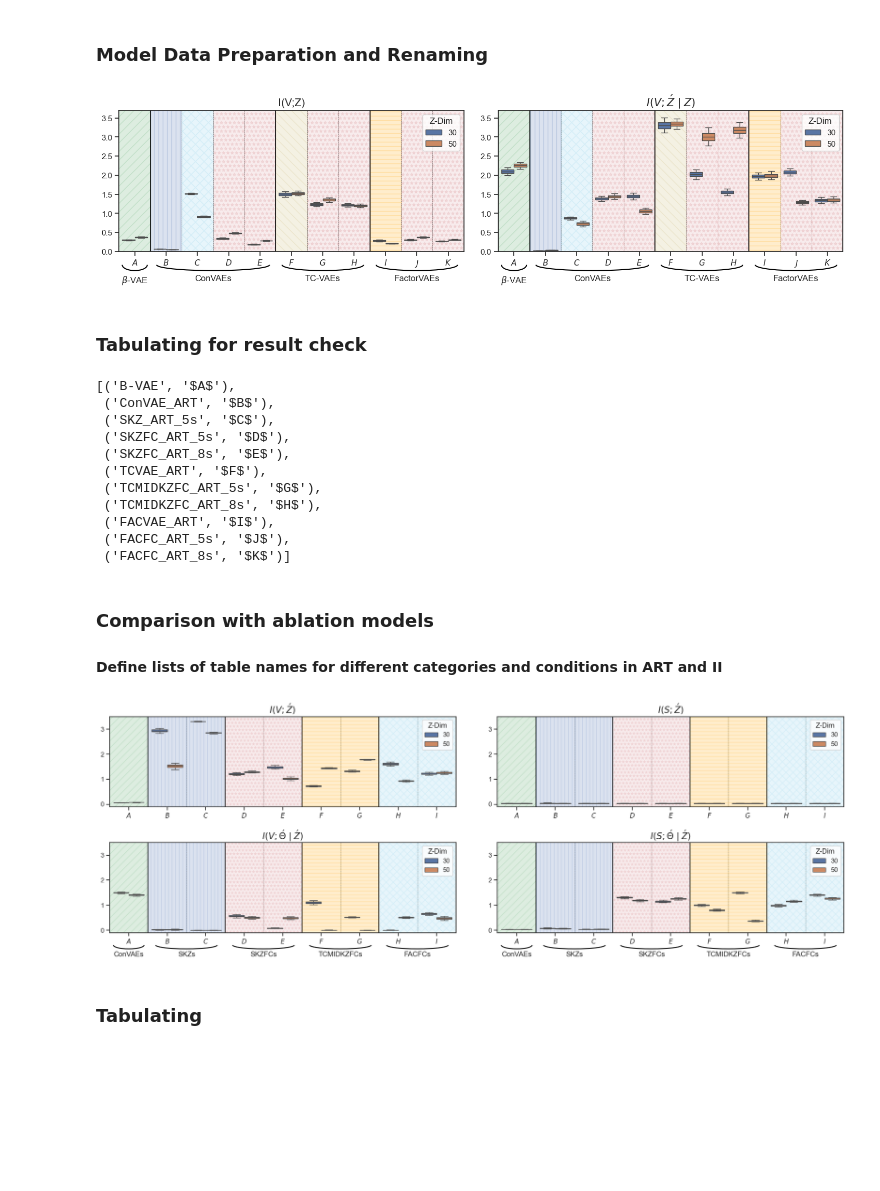
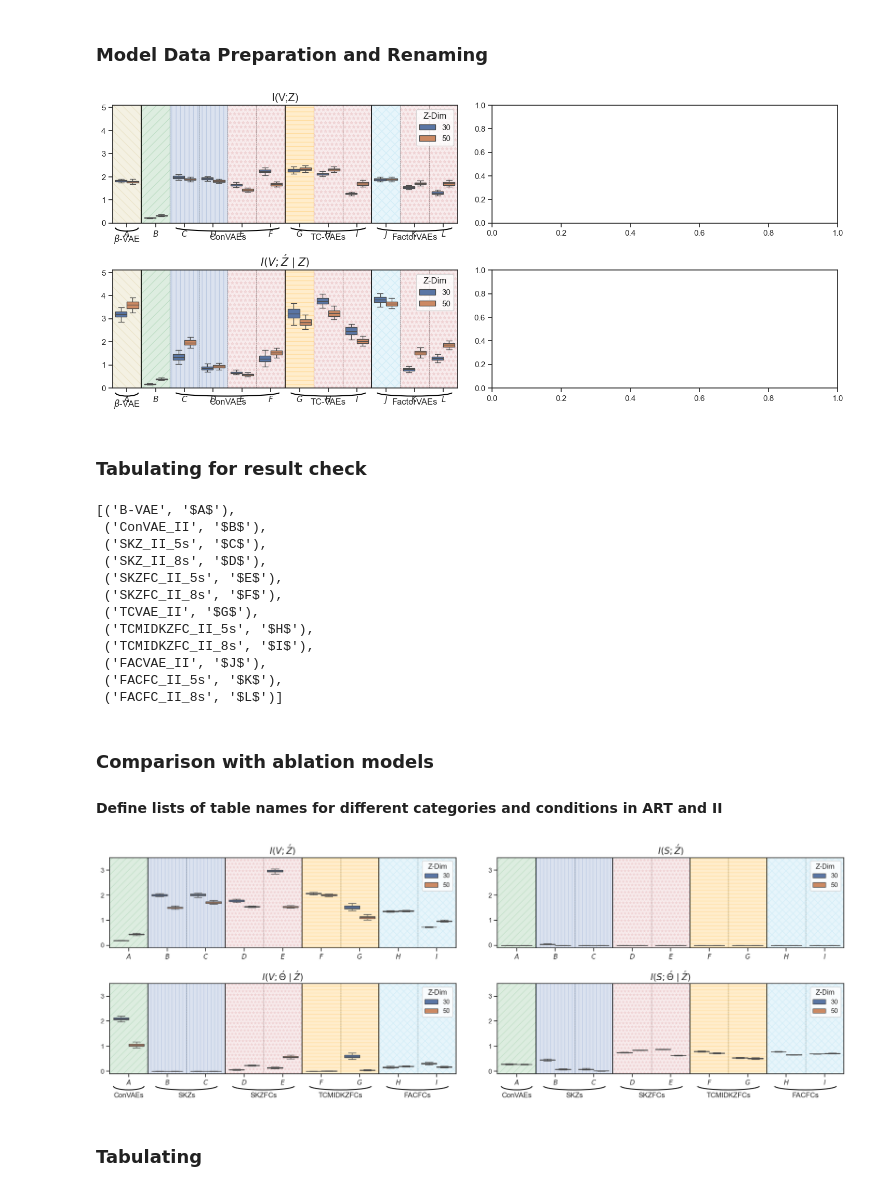
Before and after one commit to JunetaeKim/VABAM, a Jupyter notebook: VisualizationMetrics.ipynb, the cells around one changed output. Drawn from its saved outputs; the diff is of its cells as text; code cells hidden in the pictures; blank space fills up the shorter version.

```diff
--- a/VisualizationMetrics.ipynb
+++ b/VisualizationMetrics.ipynb
@@ -90,11 +90,11 @@ MItableSet['Model'].unique(), MItableSet['Metrics'].unique()
 ### Model Data Preparation and Renaming
 # %%
 # Define lists of table names for ART and II categories
-ARTTabList = ['BaseVAE_ART_30',   'ConVAE_ART_30', 'SKZ_ART_30_500', 'SKZFC_ART_30_500', 'SKZFC_ART_30_800',   'TCVAE_ART_30', 'TCMIDKZFC_ART_30_500', 'TCMIDKZFC_ART_30_800',   'FACVAE_ART_30', 'FACFC_ART_30_500', 'FACFC_ART_30_800',
-              'BaseVAE_ART_50',   'ConVAE_ART_50', 'SKZ_ART_50_500', 'SKZFC_ART_50_500', 'SKZFC_ART_50_800',   'TCVAE_ART_50', 'TCMIDKZFC_ART_50_500', 'TCMIDKZFC_ART_50_800',   'FACVAE_ART_50', 'FACFC_ART_50_500', 'FACFC_ART_50_800']
+ARTTabList = ['BaseVAE_ART_30',   'ConVAE_ART_30', 'SKZ_ART_30_500', 'SKZ_ART_30_800', 'SKZFC_ART_30_500', 'SKZFC_ART_30_800',   'TCVAE_ART_30', 'TCMIDKZFC_ART_30_500', 'TCMIDKZFC_ART_30_800',   'FACVAE_ART_30', 'FACFC_ART_30_500', 'FACFC_ART_30_800',
+              'BaseVAE_ART_50',   'ConVAE_ART_50', 'SKZ_ART_50_500', 'SKZ_ART_50_800', 'SKZFC_ART_50_500', 'SKZFC_ART_50_800',   'TCVAE_ART_50', 'TCMIDKZFC_ART_50_500', 'TCMIDKZFC_ART_50_800',   'FACVAE_ART_50', 'FACFC_ART_50_500', 'FACFC_ART_50_800']
 
-IITabList = ['BaseVAE_II_30',   'ConVAE_II_30', 'SKZ_II_30_500', 'SKZFC_II_30_500', 'SKZFC_II_30_800',   'TCVAE_II_30', 'TCMIDKZFC_II_30_500', 'TCMIDKZFC_II_30_800',   'FACVAE_II_30', 'FACFC_II_30_500', 'FACFC_II_30_800',
-             'BaseVAE_II_50',   'ConVAE_II_50', 'SKZ_II_50_500', 'SKZFC_II_50_500', 'SKZFC_II_50_800',   'TCVAE_II_50', 'TCMIDKZFC_II_50_500', 'TCMIDKZFC_II_50_800',   'FACVAE_II_50', 'FACFC_II_50_500', 'FACFC_II_50_800']
+IITabList = ['BaseVAE_II_30',   'ConVAE_II_30', 'SKZ_II_30_500', 'SKZ_II_30_800', 'SKZFC_II_30_500', 'SKZFC_II_30_800',   'TCVAE_II_30', 'TCMIDKZFC_II_30_500', 'TCMIDKZFC_II_30_800',   'FACVAE_II_30', 'FACFC_II_30_500', 'FACFC_II_30_800',
+             'BaseVAE_II_50',   'ConVAE_II_50', 'SKZ_II_50_500', 'SKZ_II_50_800', 'SKZFC_II_50_500', 'SKZFC_II_50_800',   'TCVAE_II_50', 'TCMIDKZFC_II_50_500', 'TCMIDKZFC_II_50_800',   'FACVAE_II_50', 'FACFC_II_50_500', 'FACFC_II_50_800']
 
 
 # Define a list of analytical metrics
@@ -114,7 +114,7 @@ for model in MItableSet['Model'].unique():
         ModelRename[model] = 'B-VAE'
 # %%
 # Set the table list for analysis and determine the NZ (New Zealand) list based on the first item in the list
-AnalTabList = ARTTabList  # Change to IITabList or ARTTabList as needed
+AnalTabList = IITabList  # Change to IITabList or ARTTabList as needed
 
 # Filter the MI table set for analysis based on the specified tables and metrics
 AnalMItableSet = MItableSet[(MItableSet['Model'].isin(AnalTabList)) & (MItableSet['Metrics'].isin(AnalMetricList))].reset_index(drop=True)
@@ -152,9 +152,9 @@ fixed_palette = sns.color_palette("Set2", total_models)
 # Set up seaborn style
 sns.set(style="ticks")
 
-# Create subplots for each metric and NZ category
-fig, axes = plt.subplots(1, 2, figsize=(18, 4))
-axes = axes.flatten()
+# Create 2x2 subplots for each metric category
+fig, axes = plt.subplots(2, 2, figsize=(18, 8))  # Adjust the figure size as needed
+axes = axes.flatten(order='F')  # Flatten the 2D array of axes into 1D for easy iteration
 
 # Plotting logic for each subplot
 for i, metric in enumerate(metrics_categories):
@@ -165,23 +165,23 @@ for i, metric in enumerate(metrics_categories):
     unique_models_subset = sorted(Subset['Model'].unique(), key=lambda x: DictModelLabel.get(x, ''))
     NumModels = len(unique_models_subset)
 
-    for num, line_pos in enumerate ([0.5, 1.5, 2.5, 3.5, 4.5, 5.5, 6.5, 7.5, 8.5, 9.5, 10.5 ]):
-        if num in [0,  4, 7]:
+    for num, line_pos in enumerate ([0.5, 1.5, 2.5, 3.5, 4.5, 5.5, 6.5, 7.5, 8.5, 9.5, 10.5, 11.5 ]):
+        if num in [0,  5, 8]:
             ax.axvline(x=line_pos, color='black', linestyle='-', linewidth=1.2)
         else:
             ax.axvline(x=line_pos, color='grey', linestyle='--', linewidth=0.5)
 
 
         if 'B-VAE' in unique_models_subset[num]:
+            ax.axvspan(line_pos-1., line_pos, facecolor='y', alpha=0.2, hatch='\\\\', edgecolor='y')
+        elif  'ConVAE_' in unique_models_subset[num]:
             ax.axvspan(line_pos-1., line_pos, facecolor='g', alpha=0.2, hatch='//', edgecolor='g')
-        elif  'ConVAE_' in unique_models_subset[num]:
+        elif  'TCVAE_' in unique_models_subset[num]:
+            ax.axvspan(line_pos-1., line_pos, facecolor='orange', alpha=0.2, hatch='--', edgecolor='orange')
+        elif  'FACVAE_' in unique_models_subset[num]:
+            ax.axvspan(line_pos-1., line_pos, facecolor='skyblue', alpha=0.2, hatch='xx', edgecolor='skyblue')
+        elif  'SKZ_' in unique_models_subset[num]:
             ax.axvspan(line_pos-1., line_pos, facecolor='b', alpha=0.2, hatch='||', edgecolor='b')
-        elif  'TCVAE_' in unique_models_subset[num]:
-            ax.axvspan(line_pos-1., line_pos, facecolor='y', alpha=0.2, hatch='\\\\', edgecolor='y')
-        elif  'FACVAE_' in unique_models_subset[num]:
-            ax.axvspan(line_pos-1., line_pos, facecolor='orange', alpha=0.2, hatch='--', edgecolor='orange')
-        elif  'SKZ_' in unique_models_subset[num]:
-            ax.axvspan(line_pos-1., line_pos, facecolor='skyblue', alpha=0.2, hatch='xx', edgecolor='skyblue')
         else:
             ax.axvspan(line_pos-1., line_pos, facecolor='r', alpha=0.1, hatch='**', edgecolor='r')
 
@@ -194,9 +194,9 @@ for i, metric in enumerate(metrics_categories):
 
     # Add underbraces with the function
     add_underbrace(ax, 0, '$\\beta$-VAE', width=0.8, height=0.3 ,y_offset=y_offset)
-    add_underbrace(ax, 2.5, 'ConVAEs', width=3.6, height=0.3 ,y_offset=y_offset)
-    add_underbrace(ax, 6, 'TC-VAEs', width=2.6, height=0.3 ,y_offset=y_offset)
-    add_underbrace(ax, 9, 'FactorVAEs', width=2.6, height=0.3 ,y_offset=y_offset)
+    add_underbrace(ax, 3.5, 'ConVAEs', width=3.6, height=0.3 ,y_offset=y_offset)
+    add_underbrace(ax, 7, 'TC-VAEs', width=2.6, height=0.3 ,y_offset=y_offset)
+    add_underbrace(ax, 10, 'FactorVAEs', width=2.6, height=0.3 ,y_offset=y_offset)
 
     ax.set_title(metric , fontsize=15)
     ax.set_xlabel('')
@@ -204,37 +204,37 @@ for i, metric in enumerate(metrics_categories):
     ax.set_xticks(range(NumModels))
     ax.set_xticklabels([DictModelLabel[model] for model in unique_models_subset])
     if 'ART' in AnalMItableSet['Model'][0]:
-        ax.set_ylim([0, 3.7])
+        ax.set_ylim([0, 5.1])
     elif 'II' in AnalMItableSet['Model'][0]:
-        ax.set_ylim([0, 2.5])
+        ax.set_ylim([0, 5.1])
 
 # Adjust subplot parameters to give specified padding
 plt.subplots_adjust(bottom=0.2, wspace=0.1, hspace=0.4)
 
 # Prepare and sort labels
 sorted_labels = sorted(DictModelLabel.items(), key=lambda x: x[1])
 
 # Determine positions for two rows and six columns
 positions = []
 for i in range(5):  # Two rows
     for j in range(5):  # Six columns
         x = 0.19 + j * 0.131  # Adjust horizontal spacing and starting position as needed
         y = 0.08 - i * 0.045  # Adjust vertical spacing and starting position as needed
         positions.append((x, y))
 
 # Set the limits of the y-axis to make room for the underbraces
 ax.set_ylim(bottom=0)
 
 
 
 if 'ART' in AnalMItableSet['Model'][0]:
     plt.savefig('./EvalResults/Figures/VP_ART.png', bbox_inches='tight')
 else:
     plt.savefig('./EvalResults/Figures/VP_II.png', bbox_inches='tight')
 
 plt.show()
 # %% [output]
-[figure, old version]
+[figure, new version]
 # %% [markdown]
 ### Tabulating for result check
 # %%
@@ -252,16 +252,17 @@ AnalMItableEval
 sorted_labels
 # %% [output]
 [('B-VAE', '$A$'),
- ('ConVAE_ART', '$B$'),
- ('SKZ_ART_5s', '$C$'),
- ('SKZFC_ART_5s', '$D$'),
- ('SKZFC_ART_8s', '$E$'),
- ('TCVAE_ART', '$F$'),
- ('TCMIDKZFC_ART_5s', '$G$'),
- ('TCMIDKZFC_ART_8s', '$H$'),
- ('FACVAE_ART', '$I$'),
- ('FACFC_ART_5s', '$J$'),
- ('FACFC_ART_8s', '$K$')]
+ ('ConVAE_II', '$B$'),
+ ('SKZ_II_5s', '$C$'),
+ ('SKZ_II_8s', '$D$'),
+ ('SKZFC_II_5s', '$E$'),
+ ('SKZFC_II_8s', '$F$'),
+ ('TCVAE_II', '$G$'),
+ ('TCMIDKZFC_II_5s', '$H$'),
+ ('TCMIDKZFC_II_8s', '$I$'),
+ ('FACVAE_II', '$J$'),
+ ('FACFC_II_5s', '$K$'),
+ ('FACFC_II_8s', '$L$')]
 # %% [markdown]
 ### Comparison with ablation models
 #### Define lists of table names for different categories and conditions in ART and II
@@ -283,7 +284,7 @@ TabList_ART = ['ConVAE_ART_30', 'ConVAE_ART_50',   'SKZ_ART_30_500','SKZ_ART_30_
               'TCMIDKZFC_ART_30_500', 'TCMIDKZFC_ART_30_800', 'TCMIDKZFC_ART_50_500', 'TCMIDKZFC_ART_50_800',
               'FACFC_ART_30_500', 'FACFC_ART_30_800', 'FACFC_ART_50_500', 'FACFC_ART_50_800']
 # %%
-AnalTabList = TabList_ART  # TabList_II   TabList_ART
+AnalTabList = TabList_II  # TabList_II   TabList_ART
 AnalMItableSet =  MItableSet[(MItableSet['Model'].isin(AnalTabList))].reset_index(drop=True)
 AnalMItableSet['MetricNew'] = AnalMItableSet['Metrics'].str[4:]  # Extract new metric names
 metrics_categories = AnalMItableSet['MetricNew'].unique()[2:]
@@ -389,7 +390,7 @@ else:
 # Display the plot
 plt.show()
 # %% [output]
-[figure, old version]
+[figure, new version]
 # %% [markdown]
 ### Tabulating
 # %%
```
Also changed, not shown: parts of 8 cells of this notebook.
